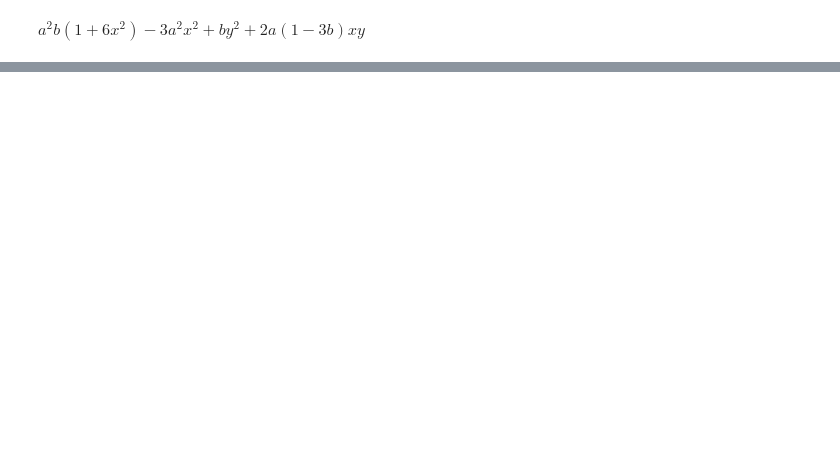
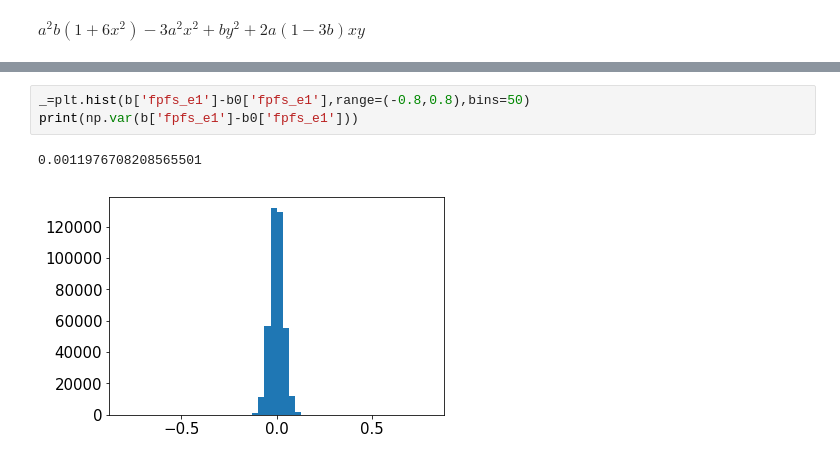
Before and after one commit to mr-superonion/FPFS, a Jupyter notebook: notebook/process/3_2_rev_elliResSel.ipynb, the cells around one changed output, grey strips where cells are left out. Cells and saved outputs as stored; diff of their text form; blank space fills up the shorter version.

```diff
--- a/notebook/process/3_2_rev_elliResSel.ipynb
+++ b/notebook/process/3_2_rev_elliResSel.ipynb
@@ -348,0 +462,6 @@ print(np.average(b['fpfs_RS'])-np.average(b0['fpfs_RS']))
+# %%
+_=plt.hist(b['fpfs_e1']-b0['fpfs_e1'],range=(-0.8,0.8),bins=50)
+print(np.var(b['fpfs_e1']-b0['fpfs_e1']))
+# %% [output]
+0.0011976708208565501
+[figure, added]
```
Also changed, not shown: parts of 23 cells of this notebook, 6 other files.
